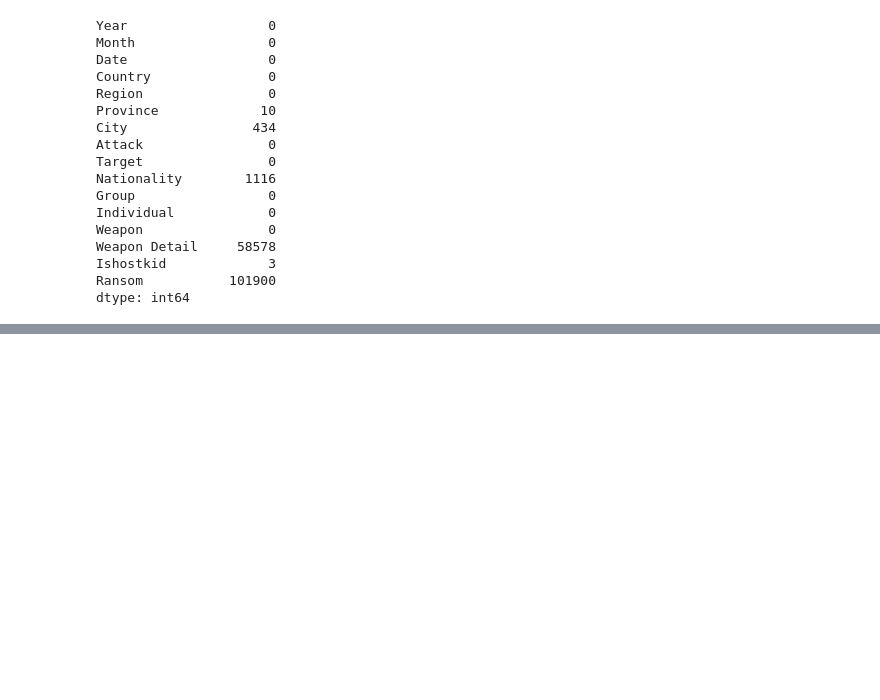
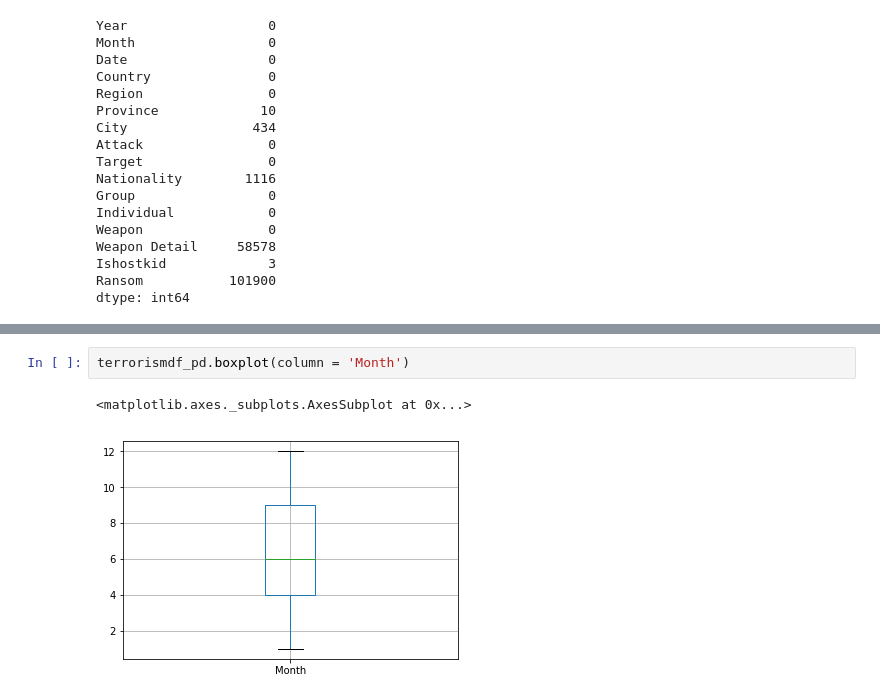
Before and after one commit to Gary-1606/Trial-BDAS, a Jupyter notebook: GlobalTerrorism.ipynb, the cells around one changed output, grey strips where cells are left out. Cells and saved outputs as stored; diff of their text form; blank space fills up the shorter version.

```diff
--- a/GlobalTerrorism.ipynb
+++ b/GlobalTerrorism.ipynb
@@ -552,0 +636,5 @@ dtype: int64
+# %%
+terrorismdf_pd.boxplot(column = 'Month')
+# %% [output]
+<matplotlib.axes._subplots.AxesSubplot at 0x...>
+[figure, added]
```
Also changed, not shown: parts of 20 cells of this notebook, 1 other file.
